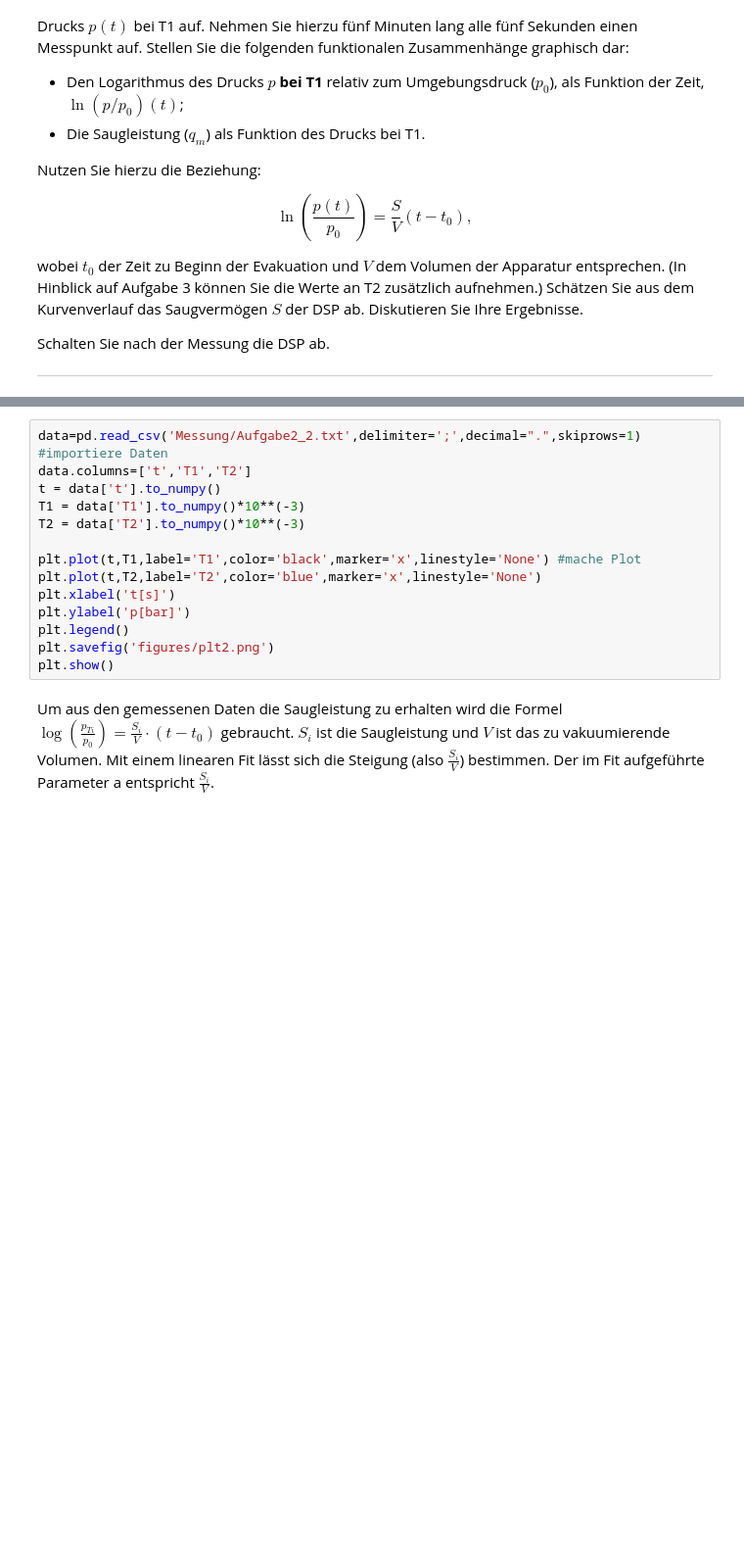
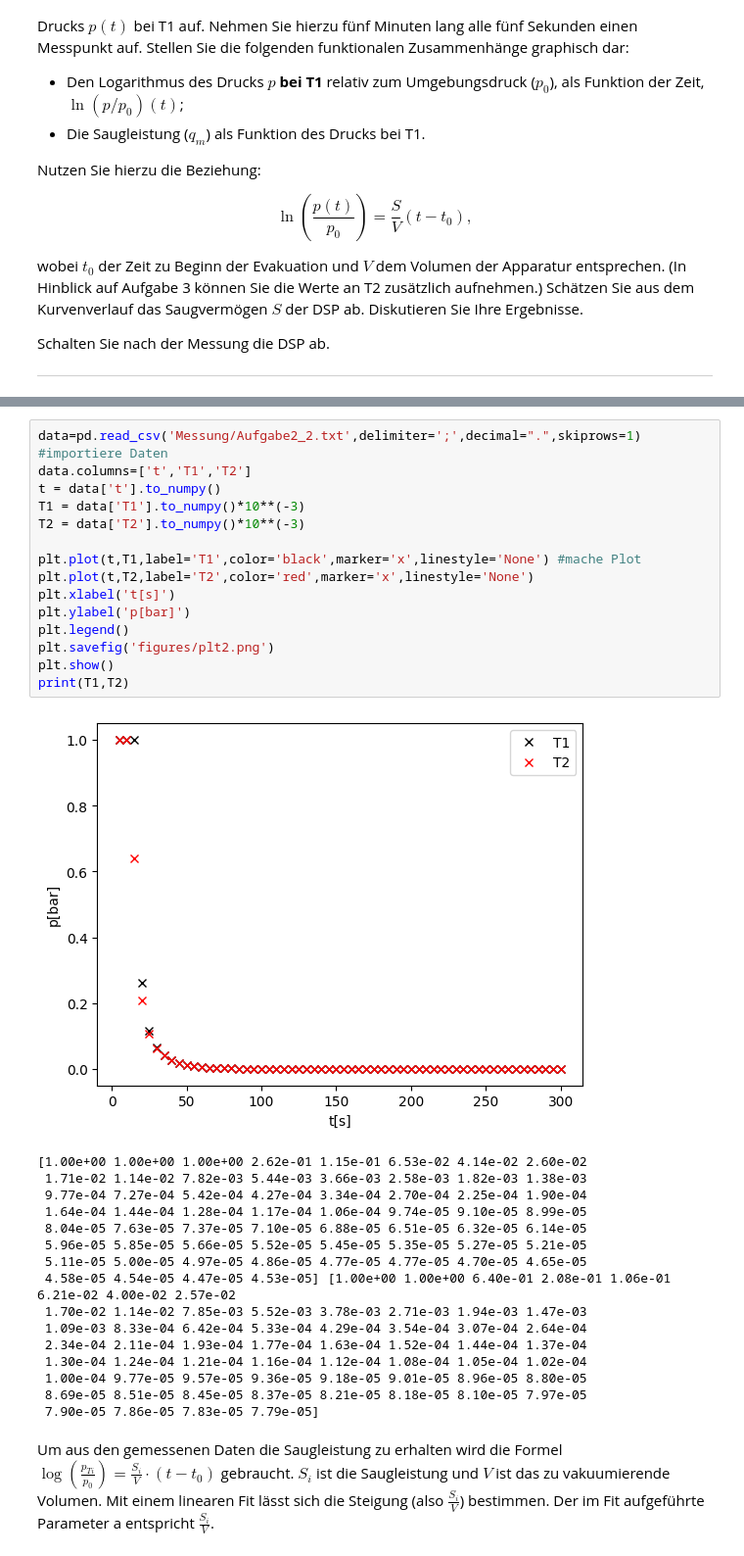
Before and after one commit to thexwon/Praktikum2KlassPhysKIT, a Jupyter notebook: Vakuum/Vakuum.ipynb, the cells around one changed output, grey strips where cells are left out. Shown at 98% size. Drawn from its saved outputs; the diff is of its cells as text; blank space fills up the shorter version.

```diff
--- a/Vakuum/Vakuum.ipynb
+++ b/Vakuum/Vakuum.ipynb
@@ -179,17 +184,35 @@ import csv
 # %%
 data=pd.read_csv('Messung/Aufgabe2_2.txt',delimiter=';',decimal=".",skiprows=1) #importiere Daten
 data.columns=['t','T1','T2']
 t = data['t'].to_numpy()
 T1 = data['T1'].to_numpy()*10**(-3)
 T2 = data['T2'].to_numpy()*10**(-3)
 
 plt.plot(t,T1,label='T1',color='black',marker='x',linestyle='None') #mache Plot
-plt.plot(t,T2,label='T2',color='blue',marker='x',linestyle='None')
+plt.plot(t,T2,label='T2',color='red',marker='x',linestyle='None')
 plt.xlabel('t[s]')
 plt.ylabel('p[bar]')
 plt.legend()
 plt.savefig('figures/plt2.png')
 plt.show()
+print(T1,T2)
+# %% [output]
+[figure, added]
+[1.00e+00 1.00e+00 1.00e+00 2.62e-01 1.15e-01 6.53e-02 4.14e-02 2.60e-02
+ 1.71e-02 1.14e-02 7.82e-03 5.44e-03 3.66e-03 2.58e-03 1.82e-03 1.38e-03
+ 9.77e-04 7.27e-04 5.42e-04 4.27e-04 3.34e-04 2.70e-04 2.25e-04 1.90e-04
+ 1.64e-04 1.44e-04 1.28e-04 1.17e-04 1.06e-04 9.74e-05 9.10e-05 8.99e-05
+ 8.04e-05 7.63e-05 7.37e-05 7.10e-05 6.88e-05 6.51e-05 6.32e-05 6.14e-05
+ 5.96e-05 5.85e-05 5.66e-05 5.52e-05 5.45e-05 5.35e-05 5.27e-05 5.21e-05
+ 5.11e-05 5.00e-05 4.97e-05 4.86e-05 4.77e-05 4.77e-05 4.70e-05 4.65e-05
+ 4.58e-05 4.54e-05 4.47e-05 4.53e-05] [1.00e+00 1.00e+00 6.40e-01 2.08e-01 1.06e-01 6.21e-02 4.00e-02 2.57e-02
+ 1.70e-02 1.14e-02 7.85e-03 5.52e-03 3.78e-03 2.71e-03 1.94e-03 1.47e-03
+ 1.09e-03 8.33e-04 6.42e-04 5.33e-04 4.29e-04 3.54e-04 3.07e-04 2.64e-04
+ 2.34e-04 2.11e-04 1.93e-04 1.77e-04 1.63e-04 1.52e-04 1.44e-04 1.37e-04
+ 1.30e-04 1.24e-04 1.21e-04 1.16e-04 1.12e-04 1.08e-04 1.05e-04 1.02e-04
+ 1.00e-04 9.77e-05 9.57e-05 9.36e-05 9.18e-05 9.01e-05 8.96e-05 8.80e-05
+ 8.69e-05 8.51e-05 8.45e-05 8.37e-05 8.21e-05 8.18e-05 8.10e-05 7.97e-05
+ 7.90e-05 7.86e-05 7.83e-05 7.79e-05]
 # %% [markdown]
 Um aus den gemessenen Daten die Saugleistung zu erhalten wird die Formel
 $\log(\frac{p_{Ti}}{p_0})=\frac{S_{i}}{V}\cdot (t-t_0) $ gebraucht.
```
Also changed, not shown: parts of 5 cells of this notebook, 9 other files.
